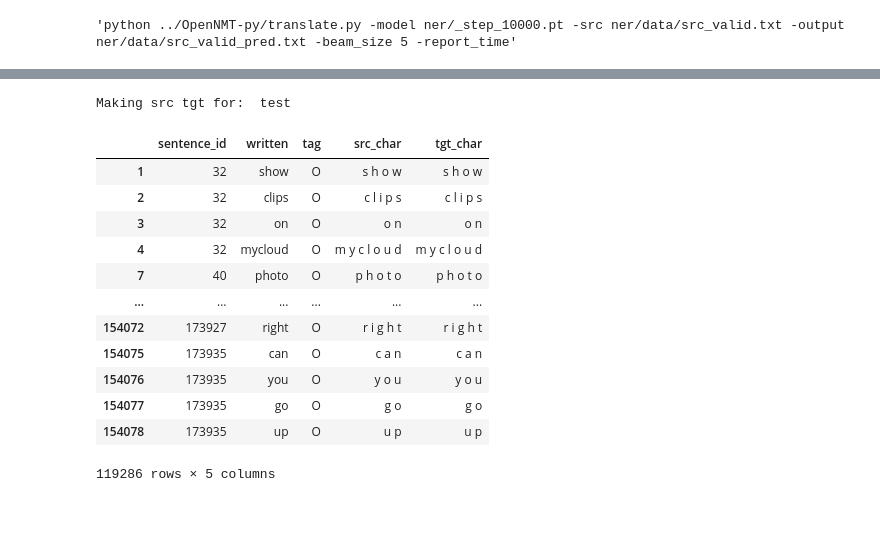
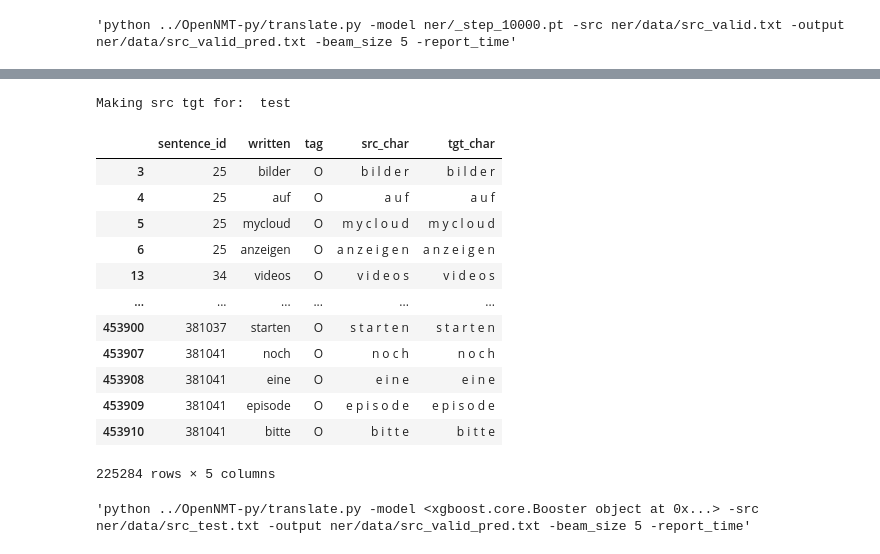
Before and after one commit to sting1000/generator, a Jupyter notebook: ner.ipynb, the cells around one changed output, grey strips where cells are left out. Saved outputs shown, nothing was run; the diff lists cells and outputs as text; code cells hidden in the pictures; blank space fills up the shorter version.

```diff
--- a/ner.ipynb
+++ b/ner.ipynb
@@ -433,26 +368,33 @@ Tokens to remain self : 98279
 # %%
-classified_data = pd.read_csv('pred_id.csv', header=None)
+classified_data = pd.read_csv('ner/pred_id.csv', header=None)
 classified_data.columns = ['sentence_id', 'written', 'tag']
 classified_data = classified_data[classified_data['written'] != '<sos>']
 classified_data['src_char'] = classified_data.written.apply(replace_space)
 classified_data['tgt_char'] = classified_data['src_char']
 make_src_tgt(classified_data[classified_data.tag != 'O'], 'test', data_output_dir=Path('./ner/data'), encoder_level='char', decoder_level='char')
 classified_data
 # %% [output]
 Making src tgt for:  test
 |  | sentence_id | written | tag | src_char | tgt_char |
-| 1 | 32 | show | O | s h o w | s h o w |
-| 2 | 32 | clips | O | c l i p s | c l i p s |
-| 3 | 32 | on | O | o n | o n |
-| 4 | 32 | mycloud | O | m y c l o u d | m y c l o u d |
-| 7 | 40 | photo | O | p h o t o | p h o t o |
+| 3 | 25 | bilder | O | b i l d e r | b i l d e r |
+| 4 | 25 | auf | O | a u f | a u f |
+| 5 | 25 | mycloud | O | m y c l o u d | m y c l o u d |
+| 6 | 25 | anzeigen | O | a n z e i g e n | a n z e i g e n |
+| 13 | 34 | videos | O | v i d e o s | v i d e o s |
 | ... | ... | ... | ... | ... | ... |
-| 154072 | 173927 | right | O | r i g h t | r i g h t |
-| 154075 | 173935 | can | O | c a n | c a n |
-| 154076 | 173935 | you | O | y o u | y o u |
-| 154077 | 173935 | go | O | g o | g o |
-| 154078 | 173935 | up | O | u p | u p |
+| 453900 | 381037 | starten | O | s t a r t e n | s t a r t e n |
+| 453907 | 381041 | noch | O | n o c h | n o c h |
+| 453908 | 381041 | eine | O | e i n e | e i n e |
+| 453909 | 381041 | episode | O | e p i s o d e | e p i s o d e |
+| 453910 | 381041 | bitte | O | b i t t e | b i t t e |
-119286 rows × 5 columns
+225284 rows × 5 columns
+# %%
+command_pred = "python {onmt_path}/translate.py -model {model} -src ner/data/src_test.txt -output {output_path} " \
+               "-beam_size {beam_size} -report_time".format(onmt_path=onmt_path, model=model,
+                                                            output_path=output_path, beam_size=5)
+command_pred
+# %% [output]
+'python ../OpenNMT-py/translate.py -model <xgboost.core.Booster object at 0x...> -src ner/data/src_test.txt -output ner/data/src_valid_pred.txt -beam_size 5 -report_time'
 # %%
 test_pred = pd.read_csv('ner/data/src_test_pred.txt', sep="\n", header=None, skip_blank_lines=False)
 test_pred = test_pred.fillna('')
```
Also changed, not shown: parts of 32 cells of this notebook, 1 other file.
